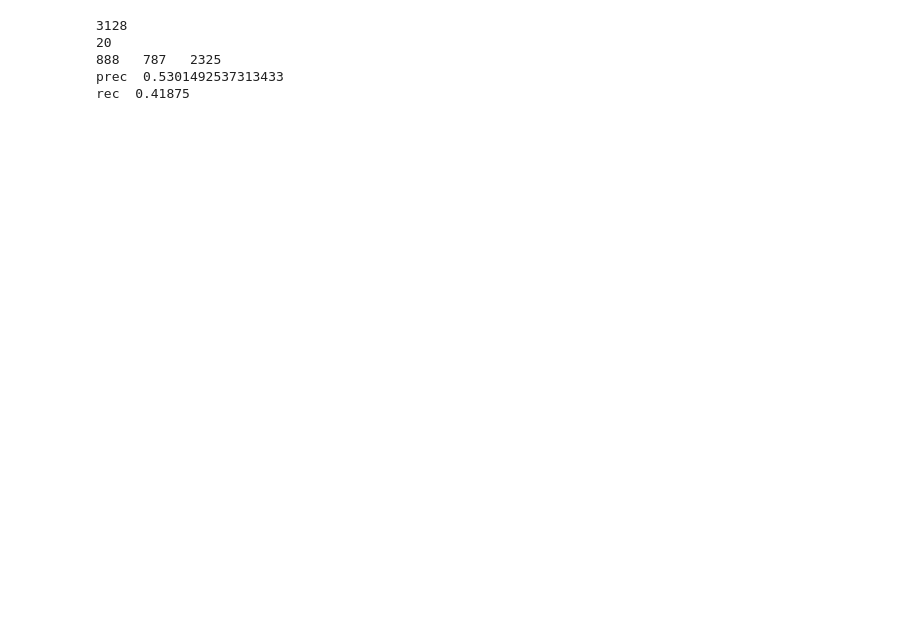
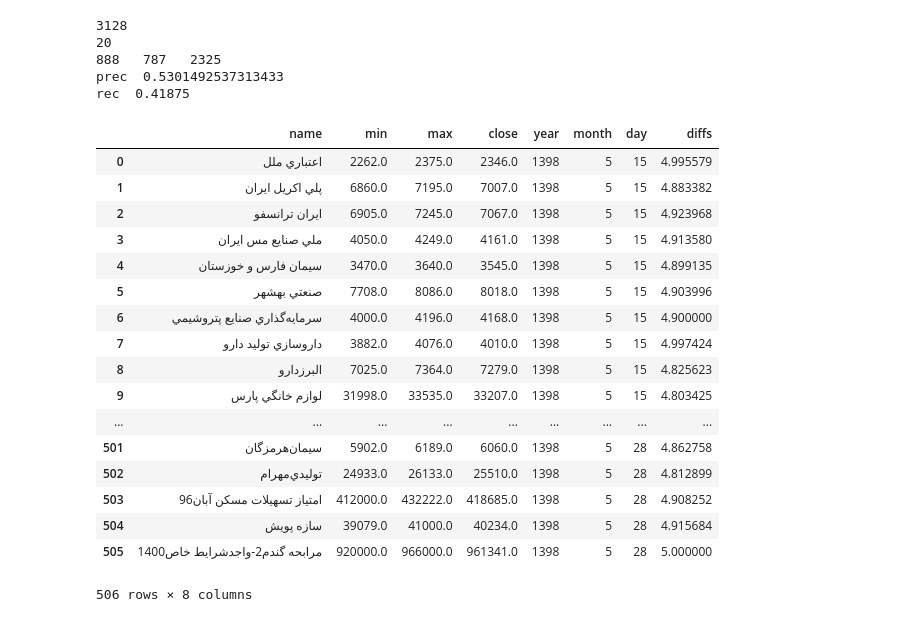
Before and after one commit to nimacgit/Trader, a Jupyter notebook: Rator.ipynb, the cells around one changed output. Cells and saved outputs as stored; diff of their text form; code cells hidden in the pictures; blank space fills up the shorter version.

```diff
--- a/Rator.ipynb
+++ b/Rator.ipynb
@@ -138,0 +157,40 @@ rec  0.41875
+# %%
+def alarm1():
+    prepare()
+    difs = []
+    minMax98 = minMaxDF.loc[minMaxDF["year"] == 1398].reset_index(drop=True)
+    for row in range(len(minMax98)):
+        minim = minMax98.loc[row][1]
+        maxim = minMax98.loc[row][2]
+        if(minim != 0):
+            difs.append((maxim - minim)/minim * 100)
+        else:
+            difs.append(0)
+    minMax98.loc[:,"diffs"] = difs
+    heat5DF = minMax98.loc[minMax98["diffs"] > 4.5].reset_index(drop=True)
+    return heat5DF
+# %%
+heat5DF = alarm1()
+# %%
+less5 = heat5DF.loc[heat5DF["diffs"] <= 5].reset_index(drop=True)
+more4 = less5.loc[less5["diffs"] > 4.8].reset_index(drop=True)
+more4.loc[more4["month"] == 5].reset_index(drop=True)
+# %% [output]
+|  | name | min | max | close | year | month | day | diffs |
+| 0 | اعتباري ملل | 2262.0 | 2375.0 | 2346.0 | 1398 | 5 | 15 | 4.995579 |
+| 1 | پلي اكريل ايران | 6860.0 | 7195.0 | 7007.0 | 1398 | 5 | 15 | 4.883382 |
+| 2 | ايران‌ ترانسفو | 6905.0 | 7245.0 | 7067.0 | 1398 | 5 | 15 | 4.923968 |
+| 3 | ملي‌ صنايع‌ مس‌ ايران‌ | 4050.0 | 4249.0 | 4161.0 | 1398 | 5 | 15 | 4.913580 |
+| 4 | سيمان فارس و خوزستان | 3470.0 | 3640.0 | 3545.0 | 1398 | 5 | 15 | 4.899135 |
+| 5 | صنعتي‌ بهشهر | 7708.0 | 8086.0 | 8018.0 | 1398 | 5 | 15 | 4.903996 |
+| 6 | سرمايه‌گذاري صنايع پتروشيمي‌ | 4000.0 | 4196.0 | 4168.0 | 1398 | 5 | 15 | 4.900000 |
+| 7 | داروسازي توليد دارو | 3882.0 | 4076.0 | 4010.0 | 1398 | 5 | 15 | 4.997424 |
+| 8 | البرزدارو | 7025.0 | 7364.0 | 7279.0 | 1398 | 5 | 15 | 4.825623 |
+| 9 | لوازم‌ خانگي‌ پارس‌ | 31998.0 | 33535.0 | 33207.0 | 1398 | 5 | 15 | 4.803425 |
+| ... | ... | ... | ... | ... | ... | ... | ... | ... |
+| 501 | سيمان‌هرمزگان‌ | 5902.0 | 6189.0 | 6060.0 | 1398 | 5 | 28 | 4.862758 |
+| 502 | توليدي‌مهرام‌ | 24933.0 | 26133.0 | 25510.0 | 1398 | 5 | 28 | 4.812899 |
+| 503 | امتياز تسهيلات مسكن آبان96 | 412000.0 | 432222.0 | 418685.0 | 1398 | 5 | 28 | 4.908252 |
+| 504 | سازه‌ پويش‌ | 39079.0 | 41000.0 | 40234.0 | 1398 | 5 | 28 | 4.915684 |
+| 505 | مرابحه گندم2-واجدشرايط خاص1400 | 920000.0 | 966000.0 | 961341.0 | 1398 | 5 | 28 | 5.000000 |
+506 rows × 8 columns
```
Also changed, not shown: parts of 2 cells of this notebook, 2 other files.
